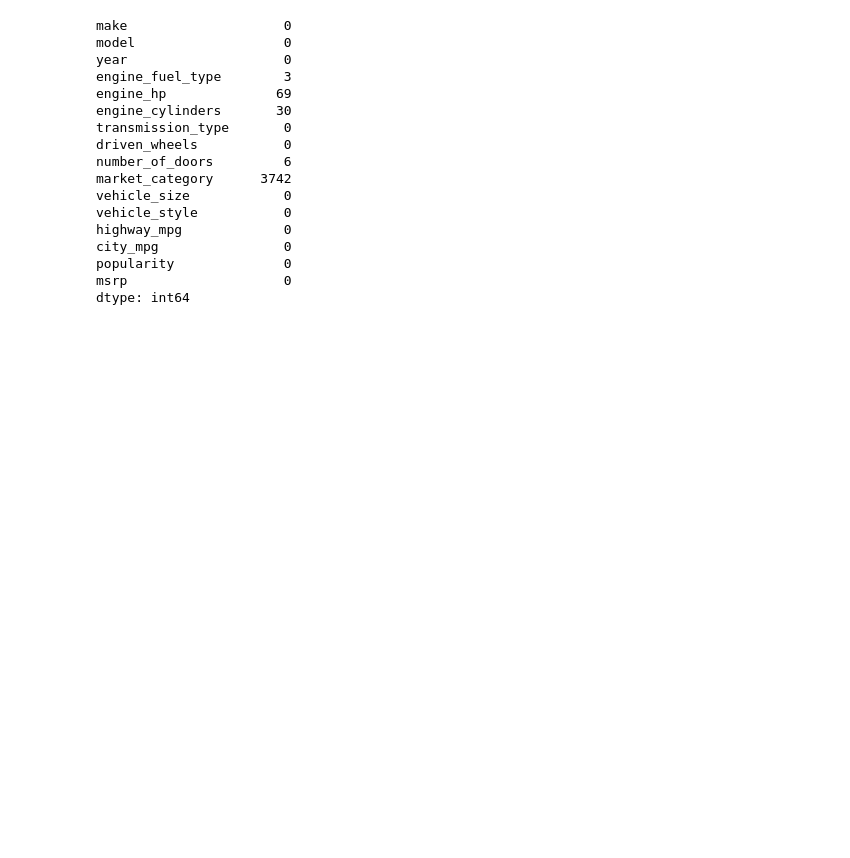
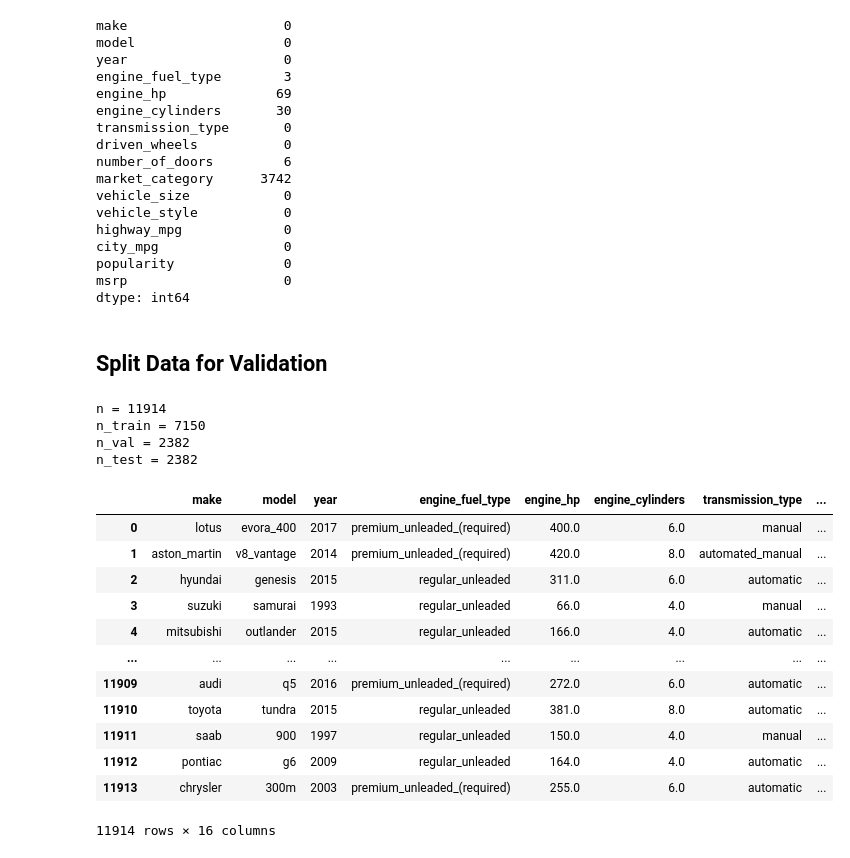
Before and after one commit to FerFilho23/Machine-Learning, a Jupyter notebook: datatalks/module-2/car-price-prediction.ipynb, the cells around one changed output. Drawn from its saved outputs; the diff is of its cells as text; code cells hidden in the pictures; blank space fills up the shorter version.

```diff
--- a/datatalks/module-2/car-price-prediction.ipynb
+++ b/datatalks/module-2/car-price-prediction.ipynb
@@ -128,3 +128,37 @@ city_mpg                0
 popularity              0
 msrp                    0
 dtype: int64
+# %% [markdown]
+## Split Data for Validation
+# %%
+n = len(df)
+n_val = n_test = int(0.2 * n)
+n_train = n - n_val - n_test
+
+print('n =', n)
+print('n_train =', n_train)
+print('n_val =', n_val)
+print('n_test =', n_test)
+# %% [output]
+n = 11914
+n_train = 7150
+n_val = 2382
+n_test = 2382
+# %%
+# Shuffle the data
+df = df.sample(frac=1, random_state=1).reset_index(drop=True)
+df
+# %% [output]
+|  | make | model | year | engine_fuel_type | engine_hp | engine_cylinders | transmission_type | ... |
+| 0 | lotus | evora_400 | 2017 | premium_unleaded_(required) | 400.0 | 6.0 | manual | ... |
+| 1 | aston_martin | v8_vantage | 2014 | premium_unleaded_(required) | 420.0 | 8.0 | automated_manual | ... |
+| 2 | hyundai | genesis | 2015 | regular_unleaded | 311.0 | 6.0 | automatic | ... |
+| 3 | suzuki | samurai | 1993 | regular_unleaded | 66.0 | 4.0 | manual | ... |
+| 4 | mitsubishi | outlander | 2015 | regular_unleaded | 166.0 | 4.0 | automatic | ... |
+| ... | ... | ... | ... | ... | ... | ... | ... | ... |
+| 11909 | audi | q5 | 2016 | premium_unleaded_(required) | 272.0 | 6.0 | automatic | ... |
+| 11910 | toyota | tundra | 2015 | regular_unleaded | 381.0 | 8.0 | automatic | ... |
+| 11911 | saab | 900 | 1997 | regular_unleaded | 150.0 | 4.0 | manual | ... |
+| 11912 | pontiac | g6 | 2009 | regular_unleaded | 164.0 | 4.0 | automatic | ... |
+| 11913 | chrysler | 300m | 2003 | premium_unleaded_(required) | 255.0 | 6.0 | automatic | ... |
+11914 rows × 16 columns
```
Also changed, not shown: parts of 4 cells of this notebook.
